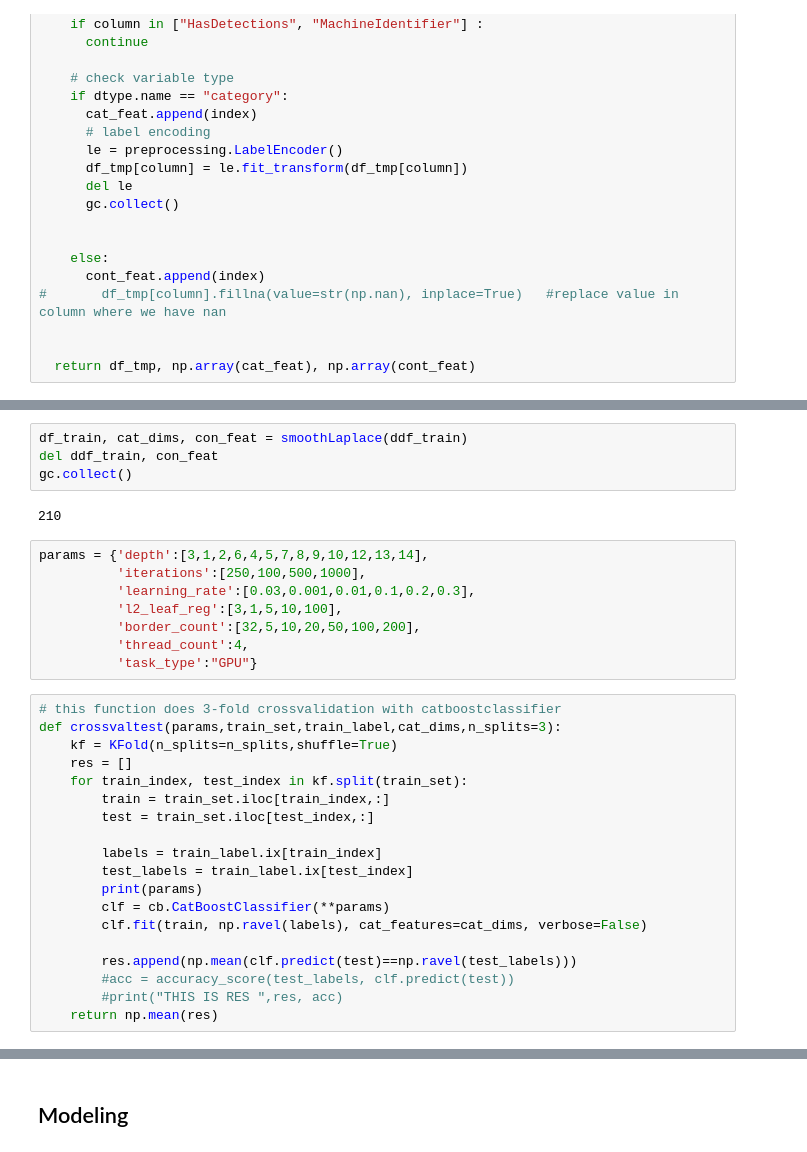
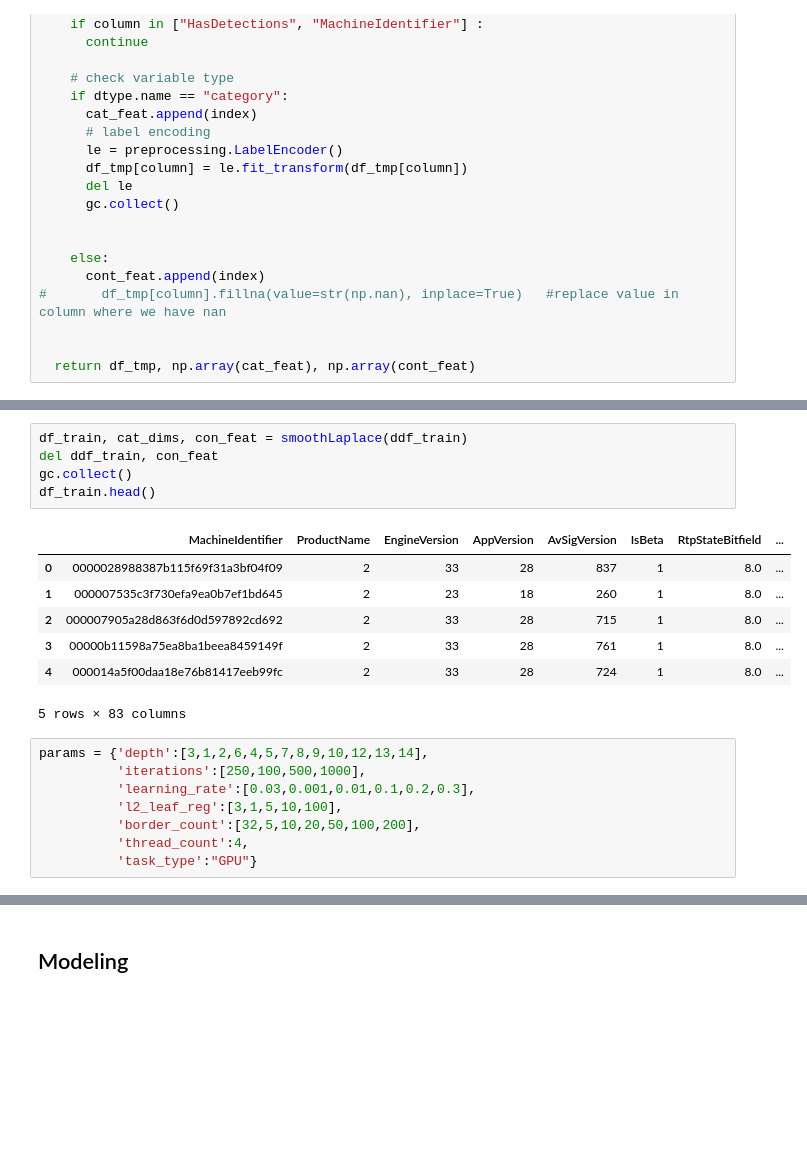
Before and after one commit to aptr288/KaggleProjects, a Jupyter notebook: MicrosoftMalwareDetection/microsoft_malware_prediction.ipynb, the cells around one changed output, grey strips where cells are left out. Drawn from its saved outputs; the diff is of its cells as text; blank space fills up the shorter version.

```diff
--- a/MicrosoftMalwareDetection/microsoft_malware_prediction.ipynb
+++ b/MicrosoftMalwareDetection/microsoft_malware_prediction.ipynb
@@ -246,9 +301,16 @@ ddf_train = dd.read_csv('train.csv', usecols=columns, dtype=data_types).compute(
 # %%
 df_train, cat_dims, con_feat = smoothLaplace(ddf_train)
 del ddf_train, con_feat
 gc.collect()
+df_train.head()
 # %% [output]
+|  | MachineIdentifier | ProductName | EngineVersion | AppVersion | AvSigVersion | IsBeta | RtpStateBitfield | ... |
+| 0 | 0000028988387b115f69f31a3bf04f09 | 2 | 33 | 28 | 837 | 1 | 8.0 | ... |
+| 1 | 000007535c3f730efa9ea0b7ef1bd645 | 2 | 23 | 18 | 260 | 1 | 8.0 | ... |
+| 2 | 000007905a28d863f6d0d597892cd692 | 2 | 33 | 28 | 715 | 1 | 8.0 | ... |
+| 3 | 00000b11598a75ea8ba1beea8459149f | 2 | 33 | 28 | 761 | 1 | 8.0 | ... |
+| 4 | 000014a5f00daa18e76b81417eeb99fc | 2 | 33 | 28 | 724 | 1 | 8.0 | ... |
-210
+5 rows × 83 columns
 # %%
 params = {'depth':[3,1,2,6,4,5,7,8,9,10,12,13,14],
           'iterations':[250,100,500,1000],
@@ -257,23 +319,4 @@ params = {'depth':[3,1,2,6,4,5,7,8,9,10,12,13,14],
           'border_count':[32,5,10,20,50,100,200],
           'thread_count':4,
           'task_type':"GPU"}
-# %%
-# this function does 3-fold crossvalidation with catboostclassifier
-def crossvaltest(params,train_set,train_label,cat_dims,n_splits=3):
-    kf = KFold(n_splits=n_splits,shuffle=True)
-    res = []
-    for train_index, test_index in kf.split(train_set):
-        train = train_set.iloc[train_index,:]
-        test = train_set.iloc[test_index,:]
-
-        labels = train_label.ix[train_index]
-        test_labels = train_label.ix[test_index]
-        print(params)
-        clf = cb.CatBoostClassifier(**params)
-        clf.fit(train, np.ravel(labels), cat_features=cat_dims, verbose=False)
-
-        res.append(np.mean(clf.predict(test)==np.ravel(test_labels)))
-        #acc = accuracy_score(test_labels, clf.predict(test))
-        #print("THIS IS RES ",res, acc)
-    return np.mean(res)
 # %%
```
Also changed, not shown: parts of 82 cells of this notebook.
